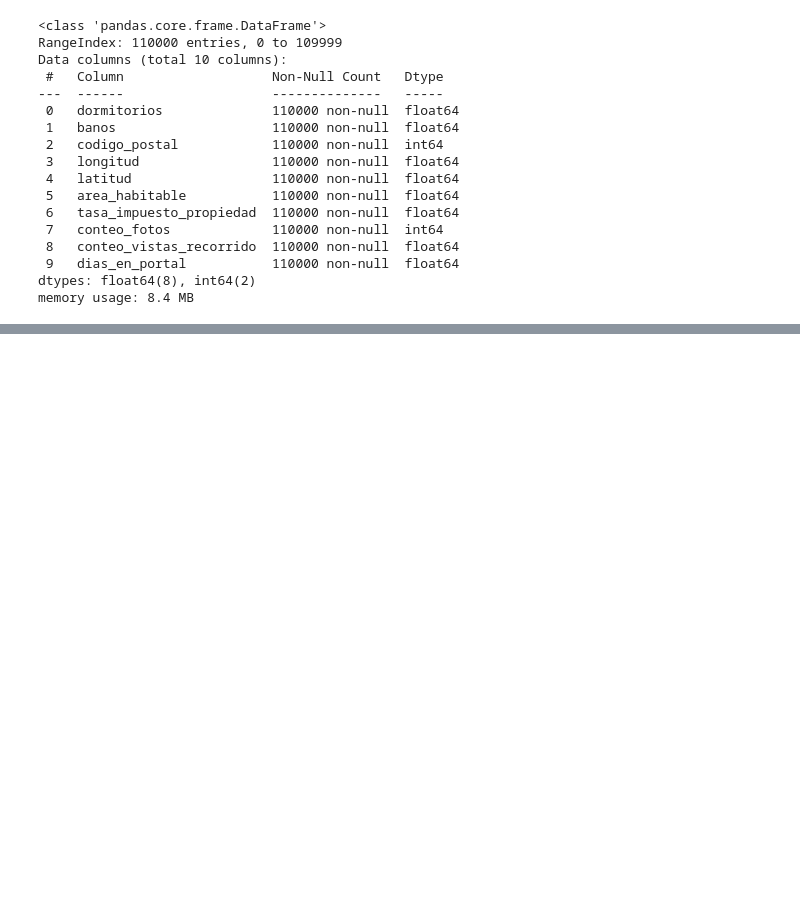
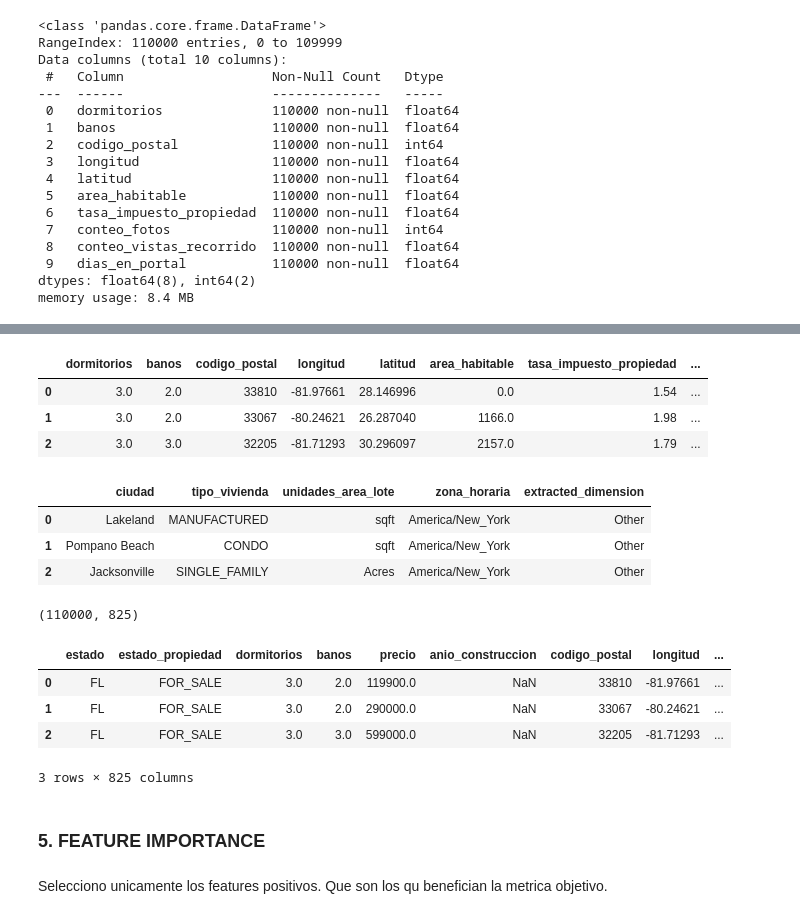
Before and after one commit to rolosa10/proyecto_hc, a Jupyter notebook: notebooks/proyecto.ipynb, the cells around one changed output, grey strips where cells are left out. Saved outputs shown, nothing was run; the diff lists cells and outputs as text; code cells hidden in the pictures; blank space fills up the shorter version.

```diff
--- a/notebooks/proyecto.ipynb
+++ b/notebooks/proyecto.ipynb
@@ -526,0 +646,17 @@ FEATURES = numerical_FEATURES + categorical_FEATURES
+# %%
+# One hot encodign
+pd.set_option('display.max_columns',None)
+train_df[FEATURES].head(3)
+# %% [output]
+|  | dormitorios | banos | codigo_postal | longitud | latitud | area_habitable | tasa_impuesto_propiedad | ... |
+| 0 | 3.0 | 2.0 | 33810 | -81.97661 | 28.146996 | 0.0 | 1.54 | ... |
+| 1 | 3.0 | 2.0 | 33067 | -80.24621 | 26.287040 | 1166.0 | 1.98 | ... |
+| 2 | 3.0 | 3.0 | 32205 | -81.71293 | 30.296097 | 2157.0 | 1.79 | ... |
+# %%
+cat_cols = ['ciudad','tipo_vivienda','unidades_area_lote','zona_horaria','extracted_dimension']
+train_df[cat_cols].head(3)
+# %% [output]
+|  | ciudad | tipo_vivienda | unidades_area_lote | zona_horaria | extracted_dimension |
+| 0 | Lakeland | MANUFACTURED | sqft | America/New_York | Other |
+| 1 | Pompano Beach | CONDO | sqft | America/New_York | Other |
+| 2 | Jacksonville | SINGLE_FAMILY | Acres | America/New_York | Other |
@@ -526,0 +677,13 @@ FEATURES = numerical_FEATURES + categorical_FEATURES
+# %%
+train_df = pd.concat([train_df.drop(columns=cat_cols), encoded_df], axis=1)
+train_df.shape
+# %% [output]
+(110000, 825)
+# %%
+train_df.head(3)
+# %% [output]
+|  | estado | estado_propiedad | dormitorios | banos | precio | anio_construccion | codigo_postal | longitud | ... |
+| 0 | FL | FOR_SALE | 3.0 | 2.0 | 119900.0 | NaN | 33810 | -81.97661 | ... |
+| 1 | FL | FOR_SALE | 3.0 | 2.0 | 290000.0 | NaN | 33067 | -80.24621 | ... |
+| 2 | FL | FOR_SALE | 3.0 | 3.0 | 599000.0 | NaN | 32205 | -81.71293 | ... |
+3 rows × 825 columns
@@ -526,0 +700,2 @@ FEATURES = numerical_FEATURES + categorical_FEATURES
+# %% [markdown]
+### 5. FEATURE IMPORTANCE
@@ -526,0 +742,2 @@ FEATURES = numerical_FEATURES + categorical_FEATURES
+# %% [markdown]
+Selecciono unicamente los features positivos. Que son los qu benefician la metrica objetivo.
```
Also changed, not shown: parts of 30 cells of this notebook.
